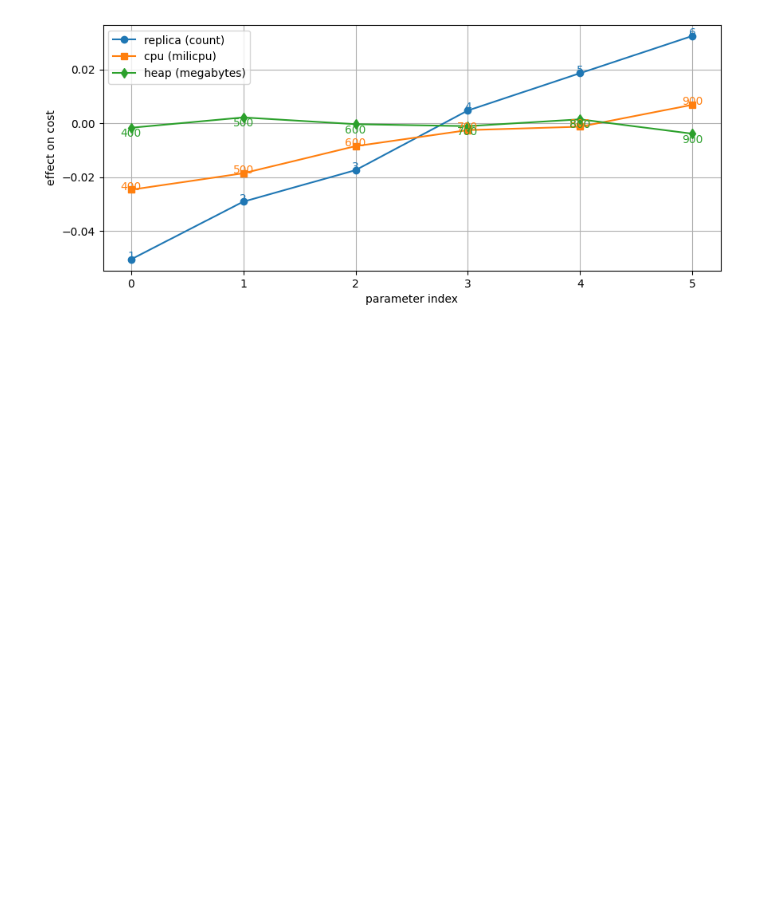
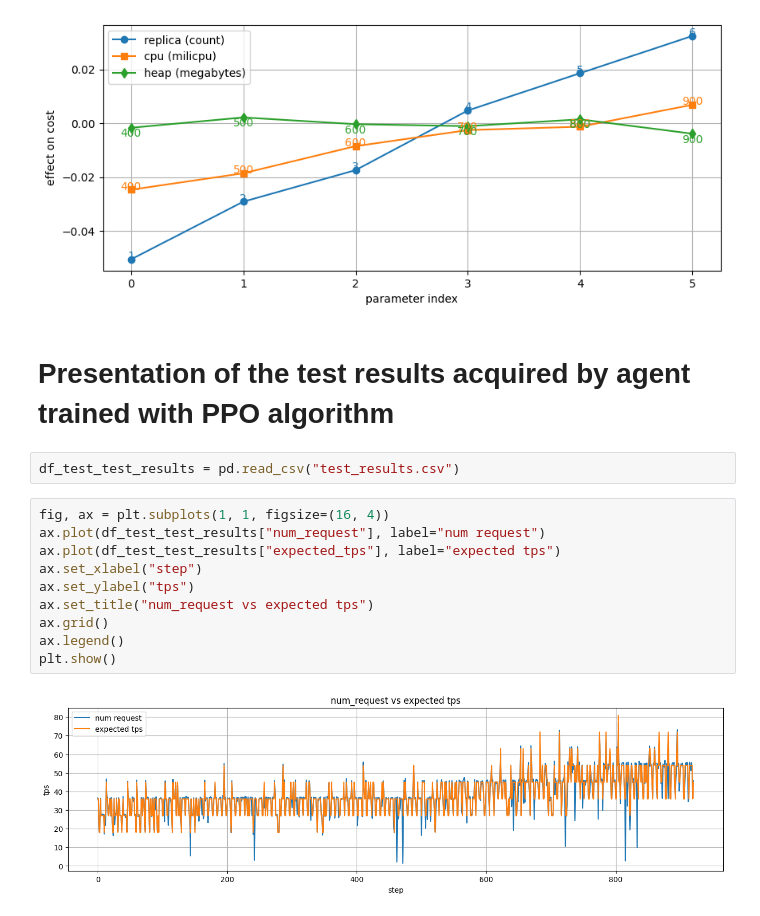
Before and after one commit to app2scale/agent, a Jupyter notebook: server_client_v2/visualize_results.ipynb, the cells around one changed output. Saved outputs shown, nothing was run; the diff lists cells and outputs as text; blank space fills up the shorter version.

Commit message:
Updated visualize_results to plot test results

```diff
--- a/server_client_v2/visualize_results.ipynb
+++ b/server_client_v2/visualize_results.ipynb
@@ -213,3 +213,19 @@ plot_pdp('cost')
 # %% [output]
 [figure]
 [figure]
+# %% [markdown]
+# Presentation of the test results acquired by agent trained with PPO algorithm
+# %%
+df_test_test_results = pd.read_csv("test_results.csv")
+# %%
+fig, ax = plt.subplots(1, 1, figsize=(16, 4))
+ax.plot(df_test_test_results["num_request"], label="num request")
+ax.plot(df_test_test_results["expected_tps"], label="expected tps")
+ax.set_xlabel("step")
+ax.set_ylabel("tps")
+ax.set_title("num_request vs expected tps")
+ax.grid()
+ax.legend()
+plt.show()
+# %% [output]
+[figure, added]
```
Also changed, not shown: parts of 3 cells of this notebook.
